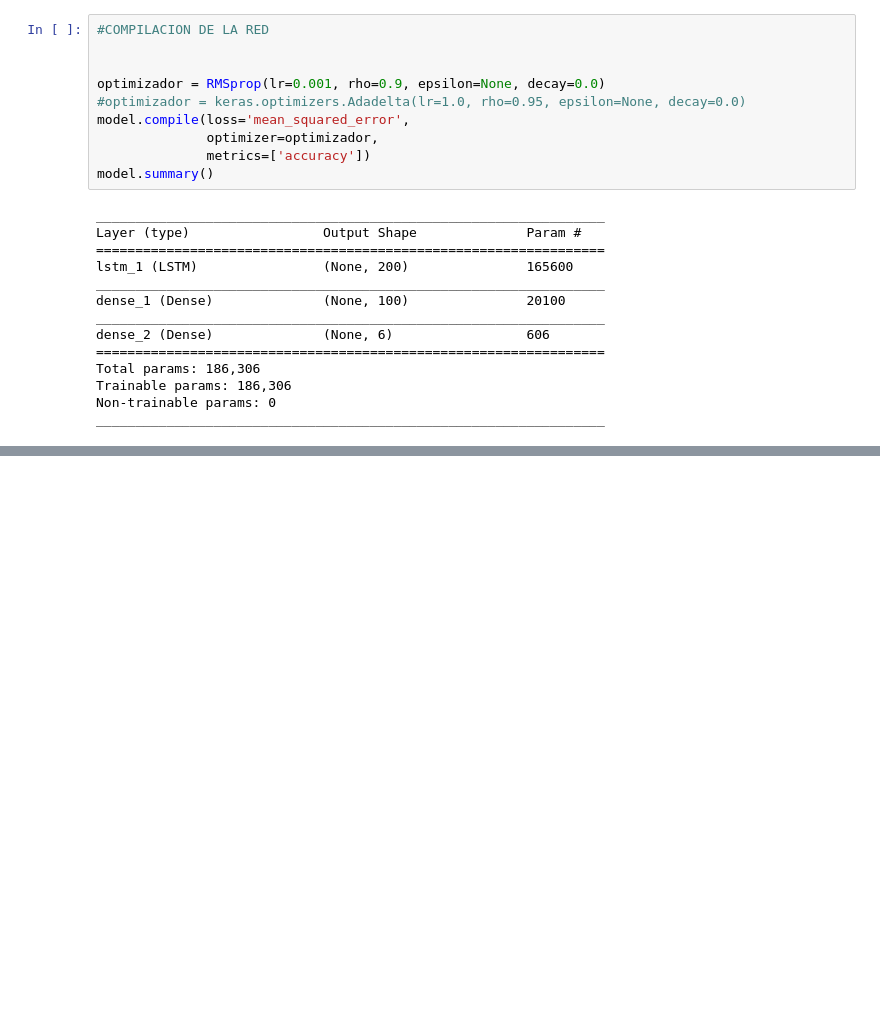
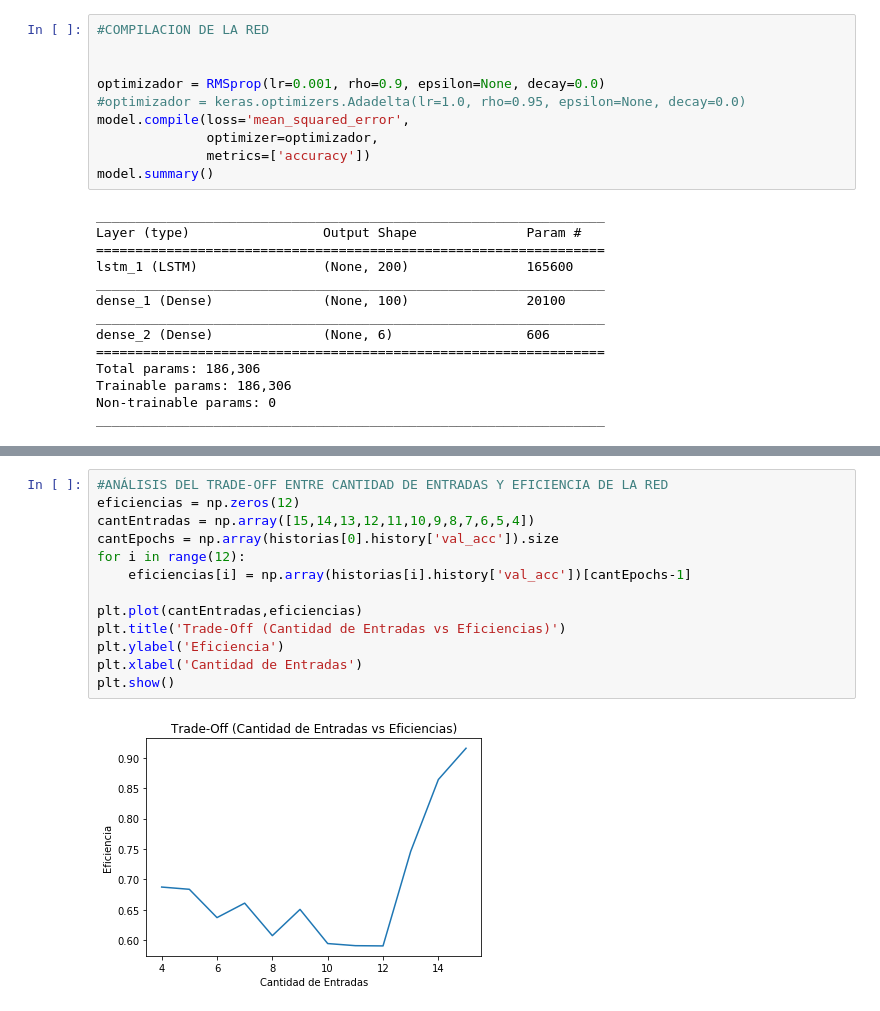
Before and after one commit to jamesluc007/DeepLearningInternship, a Jupyter notebook: IA/Modelos de clasificacion y regresion/LSTM-FakePixelsPrediction/Second/Untitled.ipynb, the cells around one changed output, grey strips where cells are left out. Drawn from its saved outputs; the diff is of its cells as text; blank space fills up the shorter version.

```diff
--- a/IA/Modelos de clasificacion y regresion/LSTM-FakePixelsPrediction/Second/Untitled.ipynb
+++ b/IA/Modelos de clasificacion y regresion/LSTM-FakePixelsPrediction/Second/Untitled.ipynb
@@ -372,0 +527,15 @@ valor posta:  [ 82. 201. 162.  53.   5.  24.]
+# %%
+#ANÁLISIS DEL TRADE-OFF ENTRE CANTIDAD DE ENTRADAS Y EFICIENCIA DE LA RED
+eficiencias = np.zeros(12)
+cantEntradas = np.array([15,14,13,12,11,10,9,8,7,6,5,4])
+cantEpochs = np.array(historias[0].history['val_acc']).size
+for i in range(12):
+    eficiencias[i] = np.array(historias[i].history['val_acc'])[cantEpochs-1]
+
+plt.plot(cantEntradas,eficiencias)
+plt.title('Trade-Off (Cantidad de Entradas vs Eficiencias)')
+plt.ylabel('Eficiencia')
+plt.xlabel('Cantidad de Entradas')
+plt.show()
+# %% [output]
+[figure, added]
```
Also changed, not shown: parts of 14 cells of this notebook, 24 other files.
